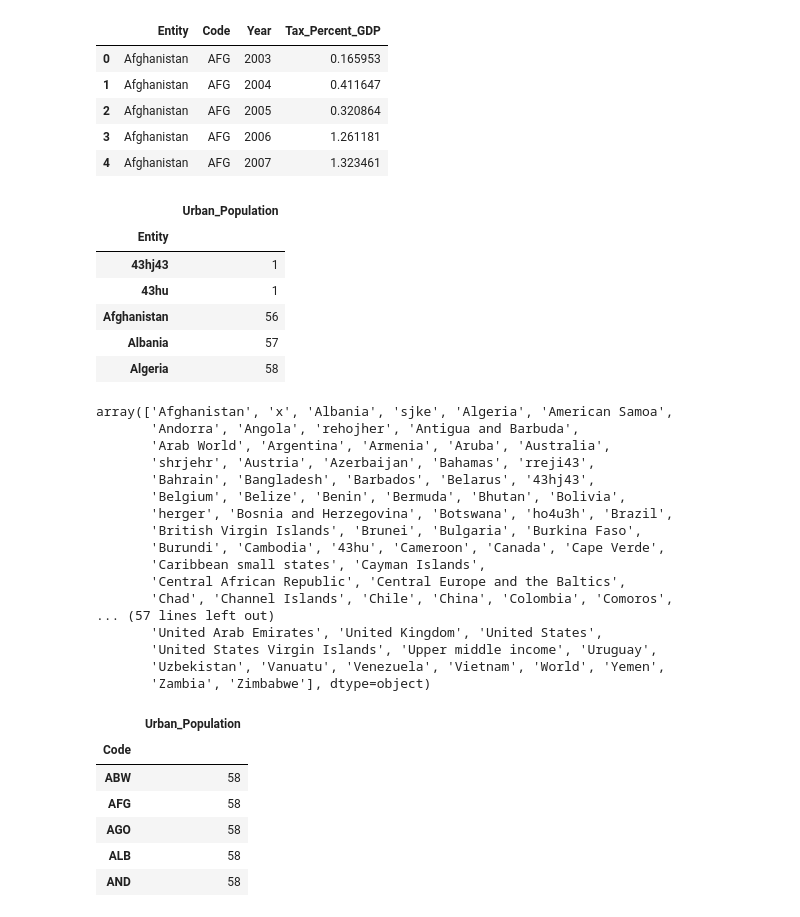
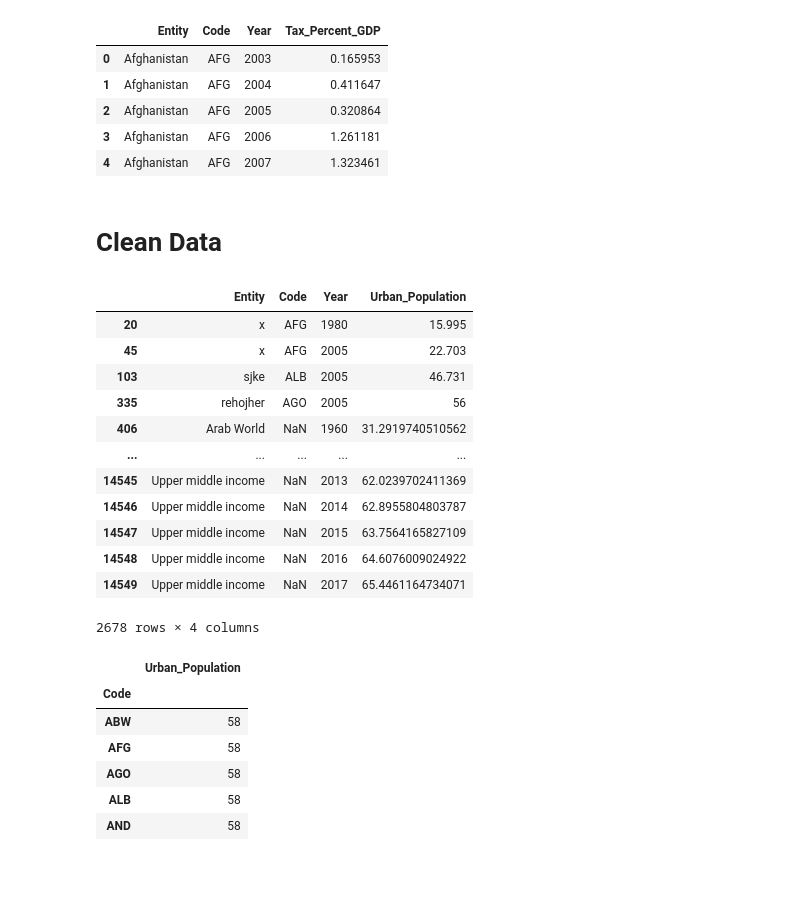
Before and after one commit to dray89/Python, a Jupyter notebook: Data Project/OLS_Regression.ipynb, the cells around one changed output. Cells and saved outputs as stored; diff of their text form; code cells hidden in the pictures; blank space fills up the shorter version.

```diff
--- a/Data Project/OLS_Regression.ipynb
+++ b/Data Project/OLS_Regression.ipynb
@@ -62,34 +61,5 @@ income_taxes.head()
 | 2 | Afghanistan | AFG | 2005 | 0.320864 |
 | 3 | Afghanistan | AFG | 2006 | 1.261181 |
 | 4 | Afghanistan | AFG | 2007 | 1.323461 |
-# %%
-# Entity feature may need cleaning . . . Merging the data sets with inner join will drop these observations
-urban_population[['Entity', 'Urban_Population']].groupby('Entity').count().head()
-# %% [output]
-|  | Urban_Population |
-| Entity |  |
-| 43hj43 | 1 |
-| 43hu | 1 |
-| Afghanistan | 56 |
-| Albania | 57 |
-| Algeria | 58 |
-# %%
-urban_population['Entity'].unique()
-# %% [output]
-array(['Afghanistan', 'x', 'Albania', 'sjke', 'Algeria', 'American Samoa',
-       'Andorra', 'Angola', 'rehojher', 'Antigua and Barbuda',
-       'Arab World', 'Argentina', 'Armenia', 'Aruba', 'Australia',
-       'shrjehr', 'Austria', 'Azerbaijan', 'Bahamas', 'rreji43',
-       'Bahrain', 'Bangladesh', 'Barbados', 'Belarus', '43hj43',
-       'Belgium', 'Belize', 'Benin', 'Bermuda', 'Bhutan', 'Bolivia',
-       'herger', 'Bosnia and Herzegovina', 'Botswana', 'ho4u3h', 'Brazil',
-       'British Virgin Islands', 'Brunei', 'Bulgaria', 'Burkina Faso',
-       'Burundi', 'Cambodia', '43hu', 'Cameroon', 'Canada', 'Cape Verde',
-       'Caribbean small states', 'Cayman Islands',
-       'Central African Republic', 'Central Europe and the Baltics',
-       'Chad', 'Channel Islands', 'Chile', 'China', 'Colombia', 'Comoros',
-... (57 lines left out)
-       'United Arab Emirates', 'United Kingdom', 'United States',
-       'United States Virgin Islands', 'Upper middle income', 'Uruguay',
-       'Uzbekistan', 'Vanuatu', 'Venezuela', 'Vietnam', 'World', 'Yemen',
-       'Zambia', 'Zimbabwe'], dtype=object)
+# %% [markdown]
+# Clean Data
@@ -95,0 +68,19 @@ array(['Afghanistan', 'x', 'Albania', 'sjke', 'Algeria', 'American Samoa',
+# %%
+# Entity feature may need cleaning
+df = urban_population[['Entity', 'Code']].groupby('Entity').count().sort_values(by='Code')
+entities = list(df[df['Code'] < 20].index)
+urban_population[urban_population['Entity'].isin(entities)]
+# %% [output]
+|  | Entity | Code | Year | Urban_Population |
+| 20 | x | AFG | 1980 | 15.995 |
+| 45 | x | AFG | 2005 | 22.703 |
+| 103 | sjke | ALB | 2005 | 46.731 |
+| 335 | rehojher | AGO | 2005 | 56 |
+| 406 | Arab World | NaN | 1960 | 31.2919740510562 |
+| ... | ... | ... | ... | ... |
+| 14545 | Upper middle income | NaN | 2013 | 62.0239702411369 |
+| 14546 | Upper middle income | NaN | 2014 | 62.8955804803787 |
+| 14547 | Upper middle income | NaN | 2015 | 63.7564165827109 |
+| 14548 | Upper middle income | NaN | 2016 | 64.6076009024922 |
+| 14549 | Upper middle income | NaN | 2017 | 65.4461164734071 |
+2678 rows × 4 columns
```
Also changed, not shown: parts of 26 cells of this notebook, 1 other file.
